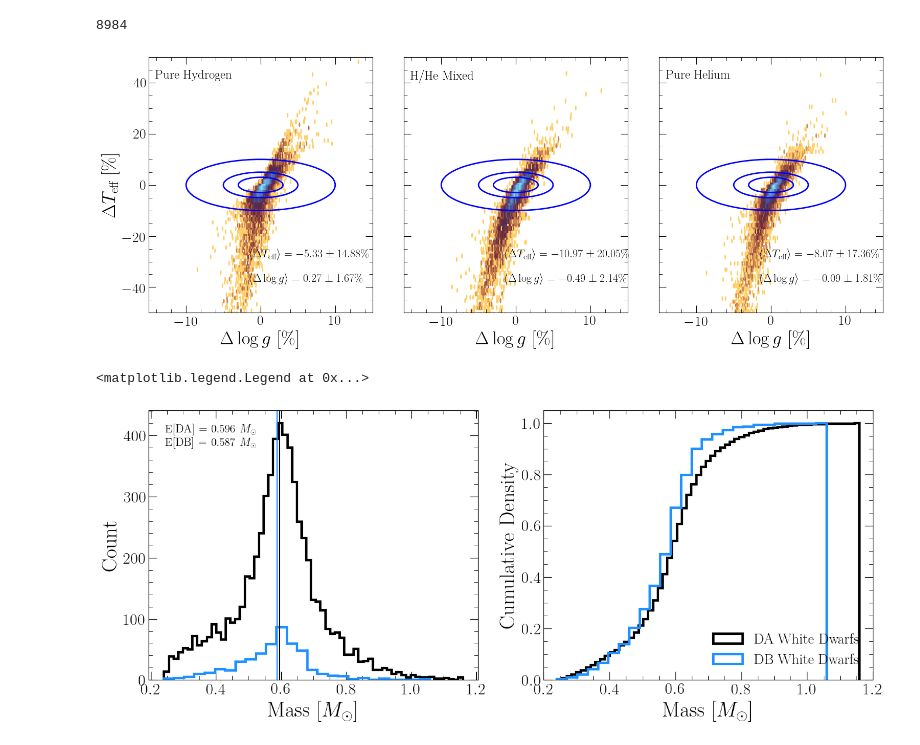
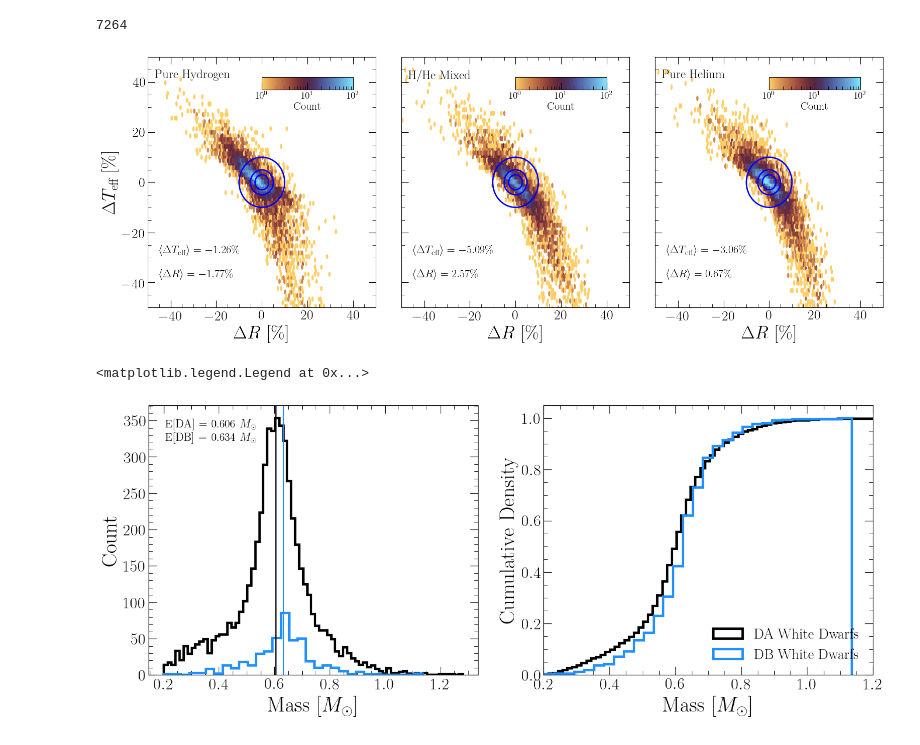
Before and after one commit to stefanarseneau/ember, a Jupyter notebook: notebooks/00_validation.ipynb, the cells around one changed output. Cells and saved outputs as stored; diff of their text form; code cells hidden in the pictures.

```diff
--- a/notebooks/00_validation.ipynb
+++ b/notebooks/00_validation.ipynb
@@ -34,7 +59,7 @@ def mass_from_loggteff(loggarray : np.array, teffarray : np.array,
     font_model = WD_models.load_model(low_model, mid_model, high_model, atm_type)
     g_acc = (10**font_model['logg'])/100
     rsun = np.sqrt(font_model['mass_array'] * mass_sun * newton_G / g_acc) / radius_sun
-    rad_teff_to_mass = WD_models.interp_xy_z_func(x = font_model['logg'], y = 10**font_model['logteff'],\
+    rad_teff_to_mass = WD_models.interp_xy_z_func(x = rsun, y = 10**font_model['logteff'],\
                                                 z = font_model['mass_array'], interp_type = 'linear')
     return rad_teff_to_mass(loggarray, teffarray)
 
@@ -42,23 +67,9 @@ function = np.where(data["PDA"] > 0.5, "H", "He")
 mH = function == "H"
 mHe = function == "He"
 
-# ensure column exists
-data["mass_best"] = np.nan
-
-data.loc[mH, "mass_best"] = mass_from_loggteff(
-    data.loc[mH, "logg_best"].to_numpy(),
-    data.loc[mH, "teff_best"].to_numpy(),
-    atm_type="H"
-)
-
-data.loc[mHe, "mass_best"] = mass_from_loggteff(
-    data.loc[mHe, "logg_best"].to_numpy(),
-    data.loc[mHe, "teff_best"].to_numpy(),
-    atm_type="He"
-)
 len(data)
 # %% [output]
-8984
+7264
 # %%
 def covariance_ellipse(x, y, n_std=1.0, center=None, **kwargs):
     """Return a matplotlib Ellipse representing the n_std covariance ellipse"""
@@ -92,32 +103,35 @@ def covariance_ellipse(x, y, n_std=1.0, center=None, **kwargs):
     )
 
 def plot_dataset(xx, yy, ax, xlims, ylims,
-                 xlabel="$\\Delta \\log g$ [\\%]",
+                 xlabel="$\\Delta R$ [\\%]",
                  ylabel="$\\Delta T_\\text{eff}$ [\\%]"):
-    ax.hexbin(xx, yy, bins="log", cmap="managua", gridsize=200)
+    c = ax.hexbin(xx, yy, bins="log", cmap="managua", gridsize=150, vmin=1, vmax=1e2)
 
     confidence_ellipses = [3, 5, 10]
     for val in confidence_ellipses:
         circle = patches.Circle((0, 0), val, edgecolor='blue', facecolor='none', ls = '-', linewidth=2, label='')
         ax.add_patch(circle)
-    #sigma_ellipses = [1, 2, 3]
-    #for val in sigma_ellipses:
-    #    ell = covariance_ellipse(xx, yy, n_std=val, color="k", linewidth=2)
-    #    ax.add_patch(ell)
 
     ax.text(
-        0.45, 0.25,
+        0.05, 0.25,
         rf"$\langle \Delta T_\mathrm{{eff}} \rangle = "
-        rf"{np.mean(yy):1.2f} \pm {np.std(yy):1.2f}\%$"
+        rf"{np.mean(yy):1.2f}\%$"
         "\n\n"
-        rf"$\langle \Delta \log g \rangle = "
-        rf"{np.mean(xx):1.2f} \pm {np.std(xx):1.2f}\%$",
+        rf"$\langle \Delta R \rangle = "
+        rf"{np.mean(xx):1.2f}\%$",
         color="k",
         ha="left",
         va="top",
         fontsize=16,
         transform=ax.transAxes
     )
+
+    # In-panel colorbar
+    cax = ax.inset_axes([0.5, 0.87, 0.4, 0.05])  # [x, y, width, height] in axes coords
+    cbar = ax.get_figure().colorbar(c, cax=cax, orientation="horizontal")
+    cbar.set_label("Count", fontsize=16, labelpad=2)
+    cbar.ax.tick_params(labelsize=14)
+
     ax.set_xlabel(xlabel)
     ax.set_ylabel(ylabel)
 
@@ -127,40 +141,40 @@ def plot_dataset(xx, yy, ax, xlims, ylims,
 fig, ax = plt.subplots(ncols=3, figsize=(16,6), sharey=True)
 
 mask = data.mass_best > 0.45
 
 teff_pct_err_thick = 100*(data.teff_thick - data.TeffH) / data.teff_thick
-logg_pct_err_thick = 100*(data.logg_thick - data.loggH) / data.logg_thick
-plot_dataset(logg_pct_err_thick[mask], teff_pct_err_thick[mask], ax[0], (-15, 15), (-50, 50),)
+logg_pct_err_thick = 100*(data.radius_thick - data.RadiusH) / data.radius_thick
+plot_dataset(logg_pct_err_thick[mask], teff_pct_err_thick[mask], ax[0], (-50, 50), (-50, 50),)
 ax[0].text(
     0.03, 0.95, rf"Pure Hydrogen",
     ha="left", va="top",
     fontsize=18, transform=ax[0].transAxes
 )
 
 teff_pct_err_mixed = 100*(data.teff_mixed - data.Teffmix) / data.teff_mixed
-logg_pct_err_mixed = 100*(data.logg_mixed - data.loggmix) / data.logg_mixed
-plot_dataset(logg_pct_err_mixed[mask], teff_pct_err_mixed[mask], ax[1], (-15, 15), (-50, 50),
+logg_pct_err_mixed = 100*(data.radius_mixed - data.Radiusmix) / data.radius_mixed
+plot_dataset(logg_pct_err_mixed[mask], teff_pct_err_mixed[mask], ax[1], (-50, 50), (-50, 50),
              ylabel="")
 ax[1].text(
     0.03, 0.95, rf"H/He Mixed",
     ha="left", va="top",
     fontsize=18, transform=ax[1].transAxes
 )
 
 teff_pct_err_thin = 100*(data.teff_thin - data.TeffHe) / data.teff_thin
-logg_pct_err_thin = 100*(data.logg_thin - data.loggHe) / data.logg_thin
-plot_dataset(logg_pct_err_thin[mask], teff_pct_err_thin[mask], ax[2], (-15, 15), (-50, 50),
+logg_pct_err_thin = 100*(data.radius_thin - data.RadiusHe) / data.radius_thin
+plot_dataset(logg_pct_err_thin[mask], teff_pct_err_thin[mask], ax[2], (-50, 50), (-50, 50),
              ylabel="")
 ax[2].text(
     0.03, 0.95, rf"Pure Helium",
     ha="left", va="top",
     fontsize=18, transform=ax[2].transAxes
 )
 
 fig.tight_layout()
 fig.savefig("figures/comparison_ngf21.pdf")
 # %% [output]
-[figure, old version]
+[figure, new version]
 # %%
 data_da = data.query("PDA > 0.8")
 data_db = data.query("PDB > 0.8")
@@ -170,8 +184,8 @@ fig, ax = plt.subplots(ncols=2, figsize=(16, 6))
 ax[0].hist(data_da.mass_best, histtype="step", linewidth=3, color="k", label="DA White Dwarfs");
 ax[0].hist(data_db.mass_best, histtype="step", linewidth=3, color="dodgerblue", label="DB White Dwarfs");
 
-mu_da = np.median(data_da.mass_best)
-mu_db = np.median(data_db.mass_best)
+mu_da = np.nanmedian(data_da.mass_best)
+mu_db = np.nanmedian(data_db.mass_best)
 
 ax[0].axvline(mu_da, c='k')
 ax[0].axvline(mu_db, c='dodgerblue')
@@ -197,7 +211,7 @@ ax[1].set_ylabel("Cumulative Density")
 ax[1].legend(framealpha=0)
 # %% [output]
 <matplotlib.legend.Legend at 0x...>
-[figure, old version]
+[figure, new version]
 # %%
 crys = pd.read_csv("../widebinaries/data/crystallization.csv")
 
```
Also changed, not shown: parts of 33 cells of this notebook, 13 other files.
